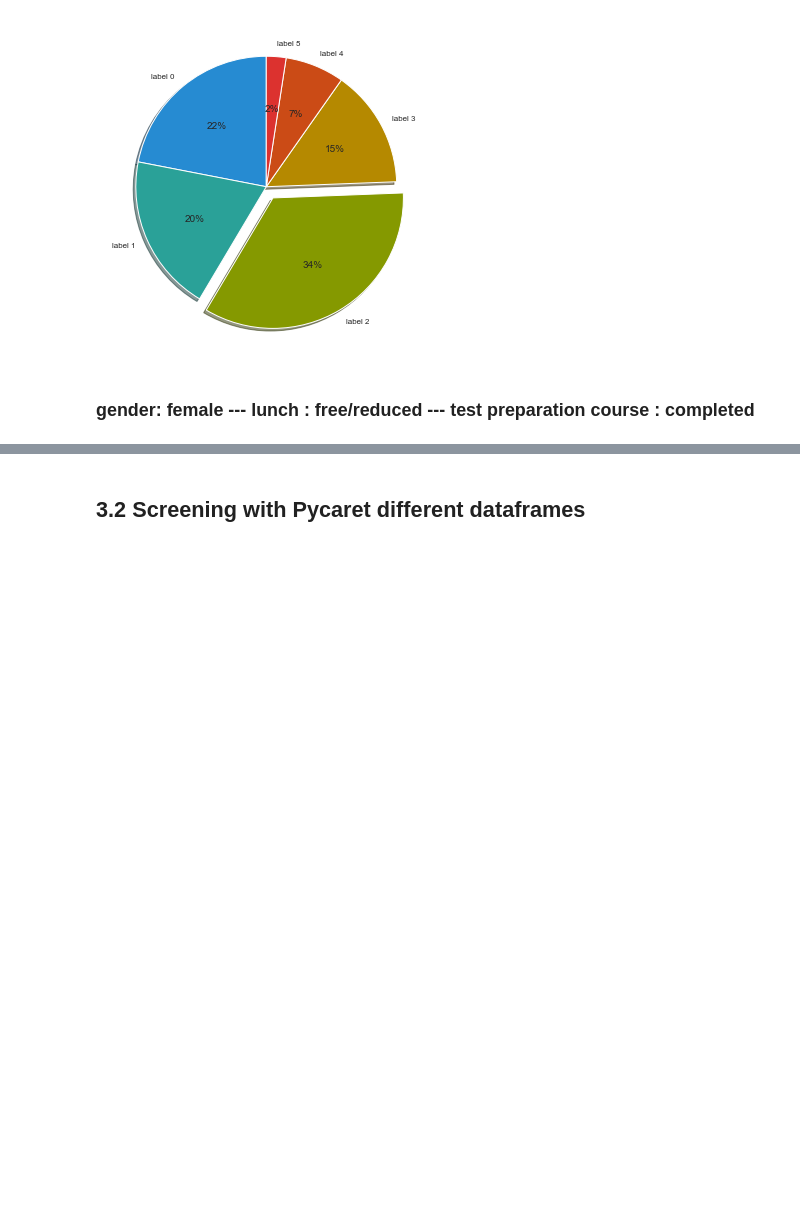
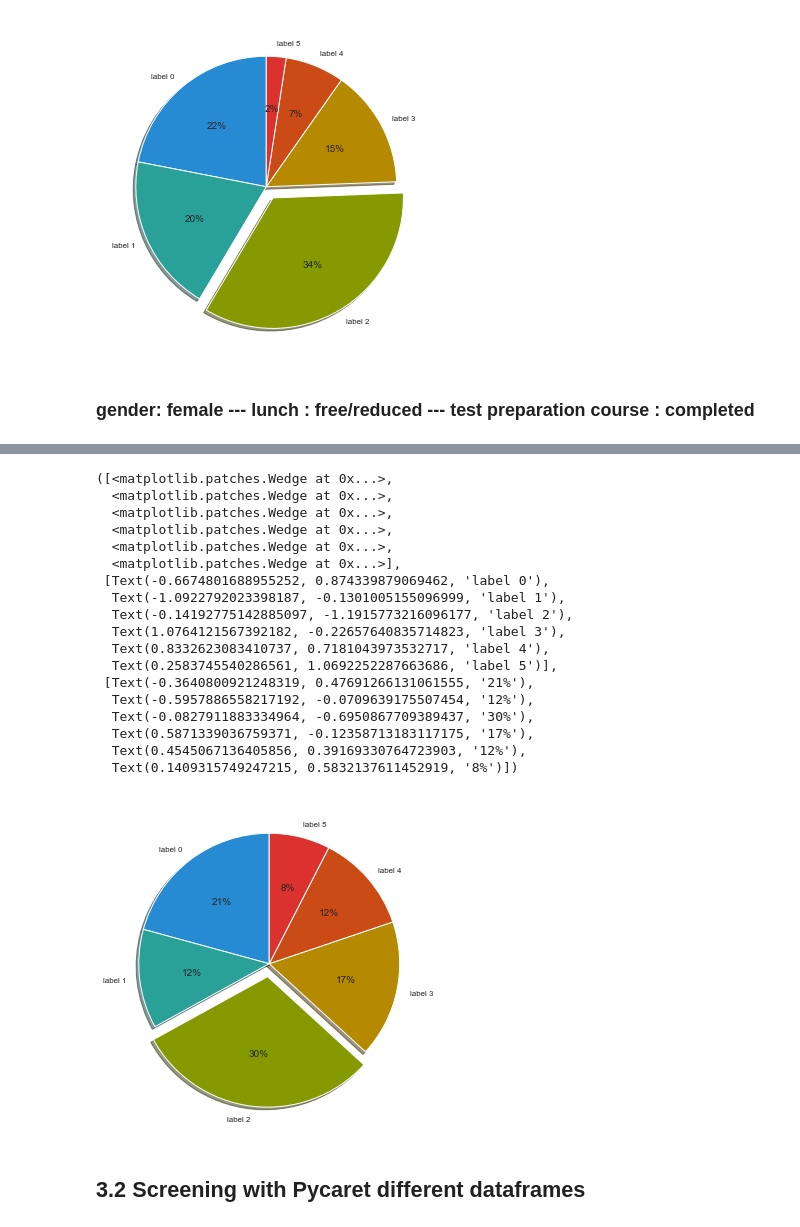
Before and after one commit to MarkusHumetus/-Hackathon_Talent_Squad_III_DS, a Jupyter notebook: main_Notebook.ipynb, the cells around one changed output, grey strips where cells are left out. Drawn from its saved outputs; the diff is of its cells as text; code cells hidden in the pictures; blank space fills up the shorter version.

```diff
--- a/main_Notebook.ipynb
+++ b/main_Notebook.ipynb
@@ -972,0 +1001,22 @@ plt.pie(data=dict_df['female']['free/reduced']['completed'].groupby('parental le
+# %%
+plt.pie(data=dict_df['male']['free/reduced']['none'].groupby('parental level of education').count(), x= 'writing score', labels = labels, explode=(0,0,0.1,0,0,0),  autopct='%.0f%%', shadow=True, startangle=90)
+# %% [output]
+([<matplotlib.patches.Wedge at 0x...>,
+  <matplotlib.patches.Wedge at 0x...>,
+  <matplotlib.patches.Wedge at 0x...>,
+  <matplotlib.patches.Wedge at 0x...>,
+  <matplotlib.patches.Wedge at 0x...>,
+  <matplotlib.patches.Wedge at 0x...>],
+ [Text(-0.6674801688955252, 0.874339879069462, 'label 0'),
+  Text(-1.0922792023398187, -0.1301005155096999, 'label 1'),
+  Text(-0.14192775142885097, -1.1915773216096177, 'label 2'),
+  Text(1.0764121567392182, -0.22657640835714823, 'label 3'),
+  Text(0.8332623083410737, 0.7181043973532717, 'label 4'),
+  Text(0.2583745540286561, 1.0692252287663686, 'label 5')],
+ [Text(-0.3640800921248319, 0.47691266131061555, '21%'),
+  Text(-0.5957886558217192, -0.0709639175507454, '12%'),
+  Text(-0.0827911883334964, -0.6950867709389437, '30%'),
+  Text(0.5871339036759371, -0.12358713183117175, '17%'),
+  Text(0.4545067136405856, 0.39169330764723903, '12%'),
+  Text(0.1409315749247215, 0.5832137611452919, '8%')])
+[figure, added]
```
Also changed, not shown: parts of 3 cells of this notebook.
